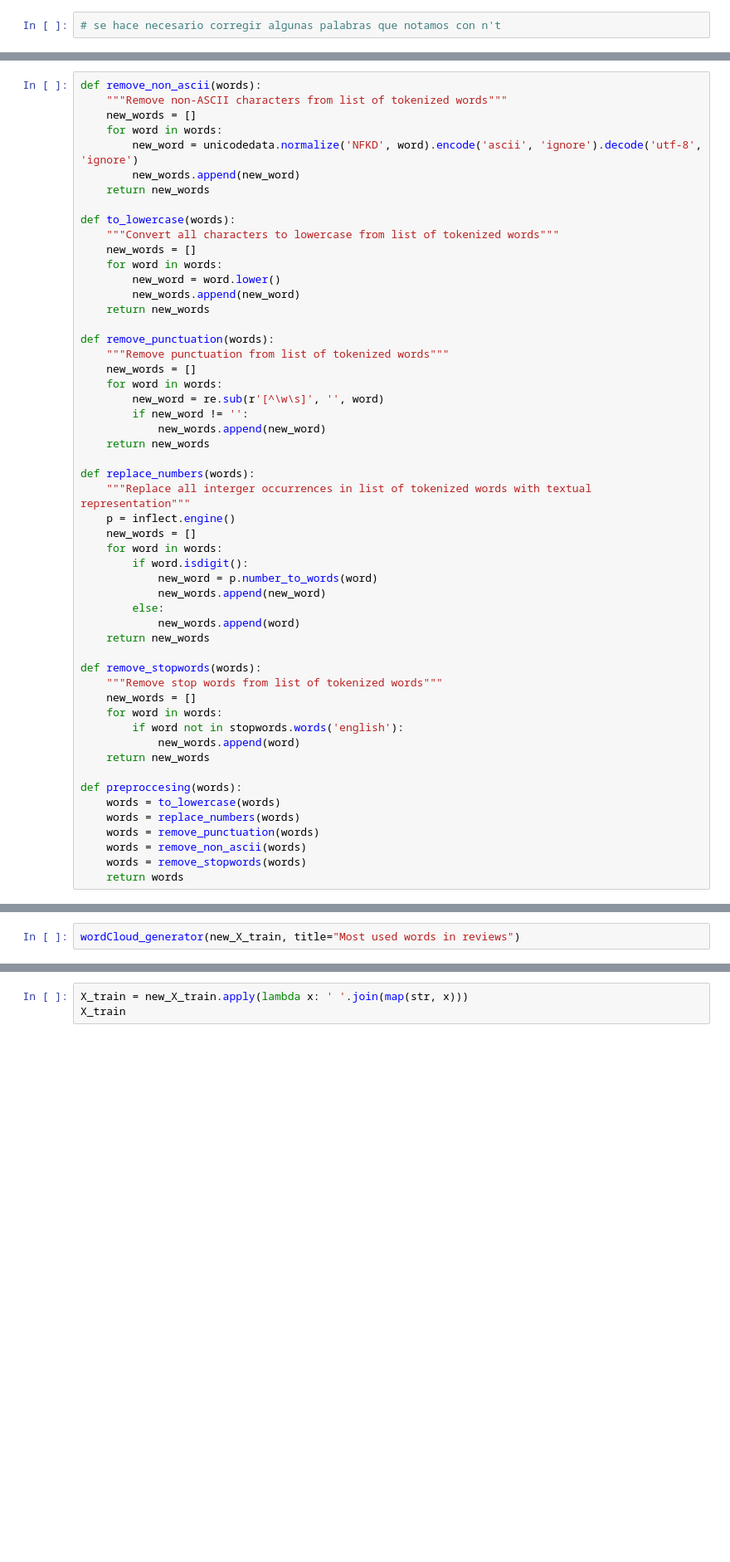
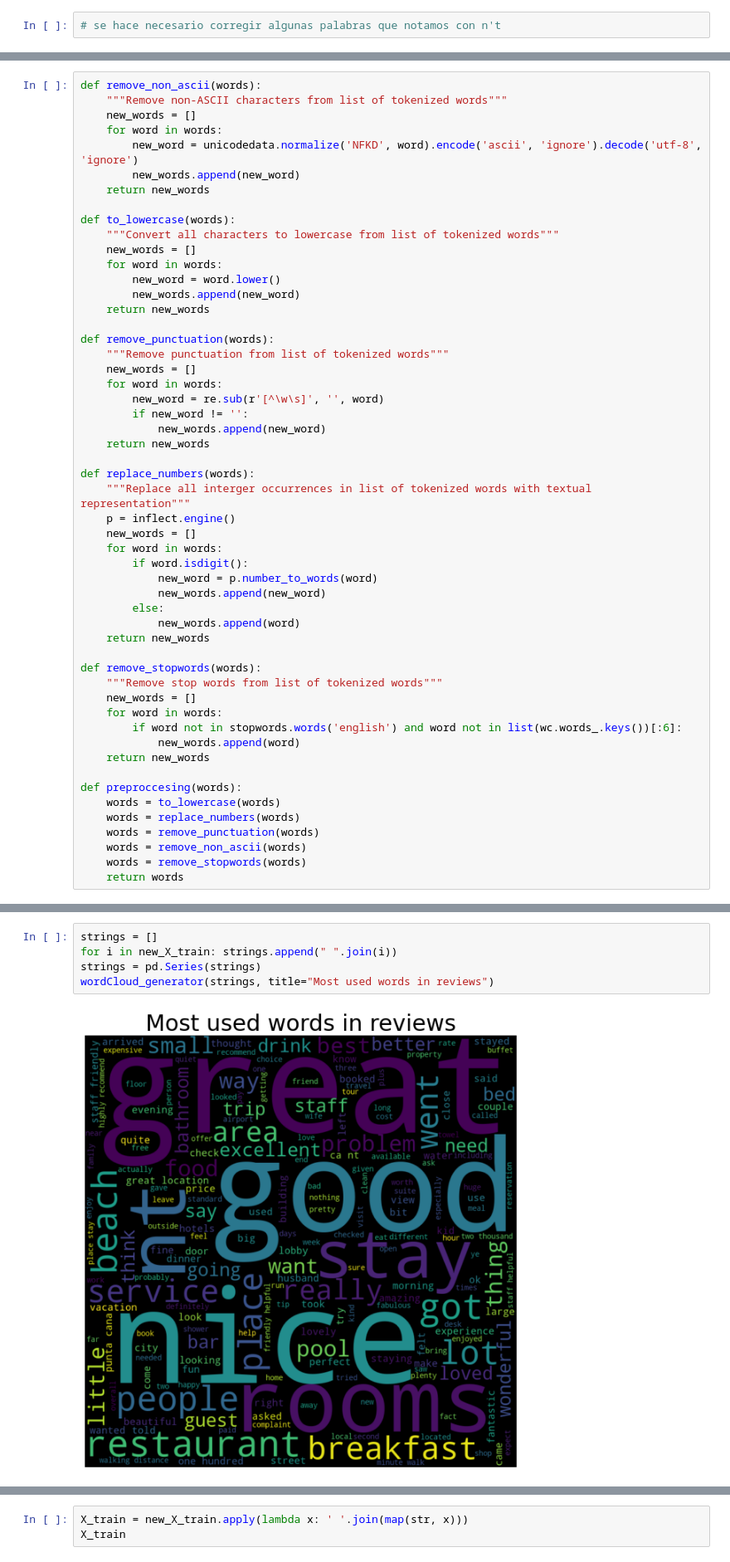
Before and after one commit to sofiaalvarezlopez/MLT-Lab2, a Jupyter notebook: Laboratorio 2 - MLT.ipynb, the cells around one changed output, grey strips where cells are left out. Shown at 83% size. Cells and saved outputs as stored; diff of their text form; blank space fills up the shorter version.

```diff
--- a/Laboratorio 2 - MLT.ipynb
+++ b/Laboratorio 2 - MLT.ipynb
@@ -142,7 +149,7 @@ def remove_stopwords(words):
     """Remove stop words from list of tokenized words"""
     new_words = []
     for word in words:
-        if word not in stopwords.words('english'):
+        if word not in stopwords.words('english') and word not in list(wc.words_.keys())[:6]:
             new_words.append(word)
     return new_words
 
@@ -167,4 +174,8 @@ new_X_train.head()
 Name: Review, dtype: object
 # %%
-wordCloud_generator(new_X_train, title="Most used words in reviews")
+strings = []
+for i in new_X_train: strings.append(" ".join(i))
+strings = pd.Series(strings)
+wordCloud_generator(strings, title="Most used words in reviews")
 # %% [output]
+[figure, added]
```
Also changed, not shown: parts of 10 cells of this notebook.
